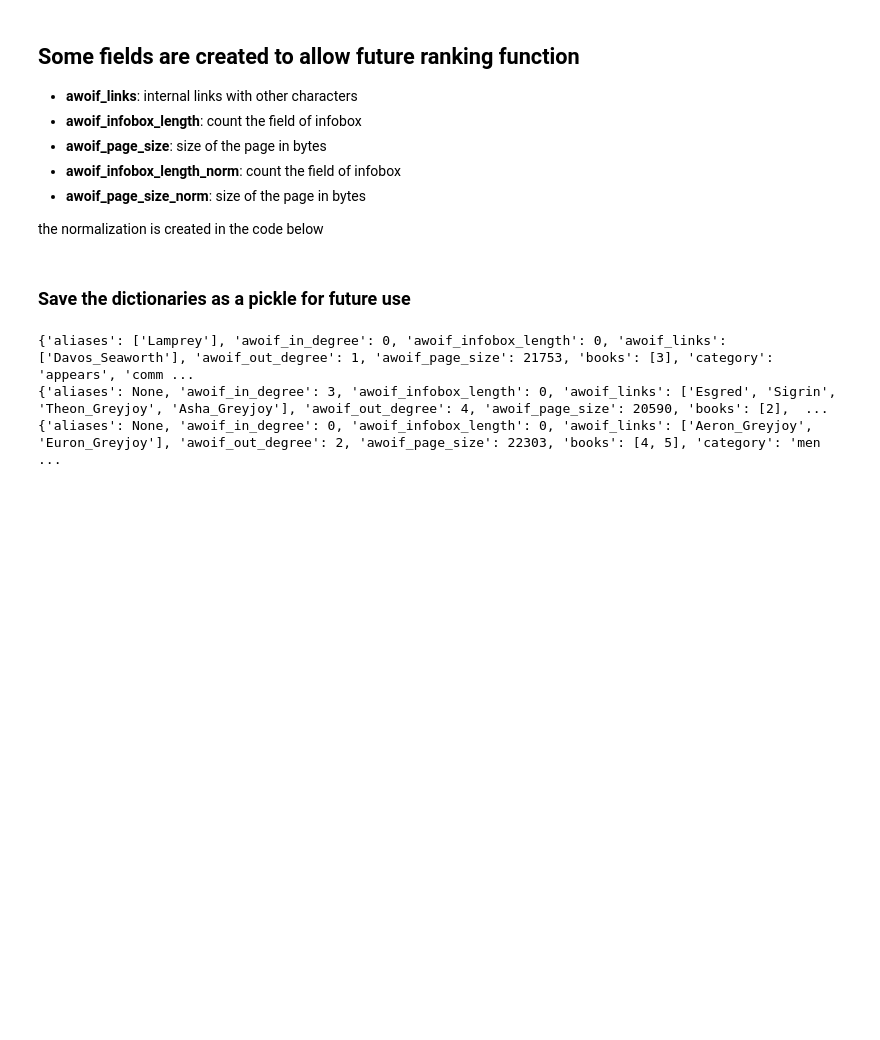
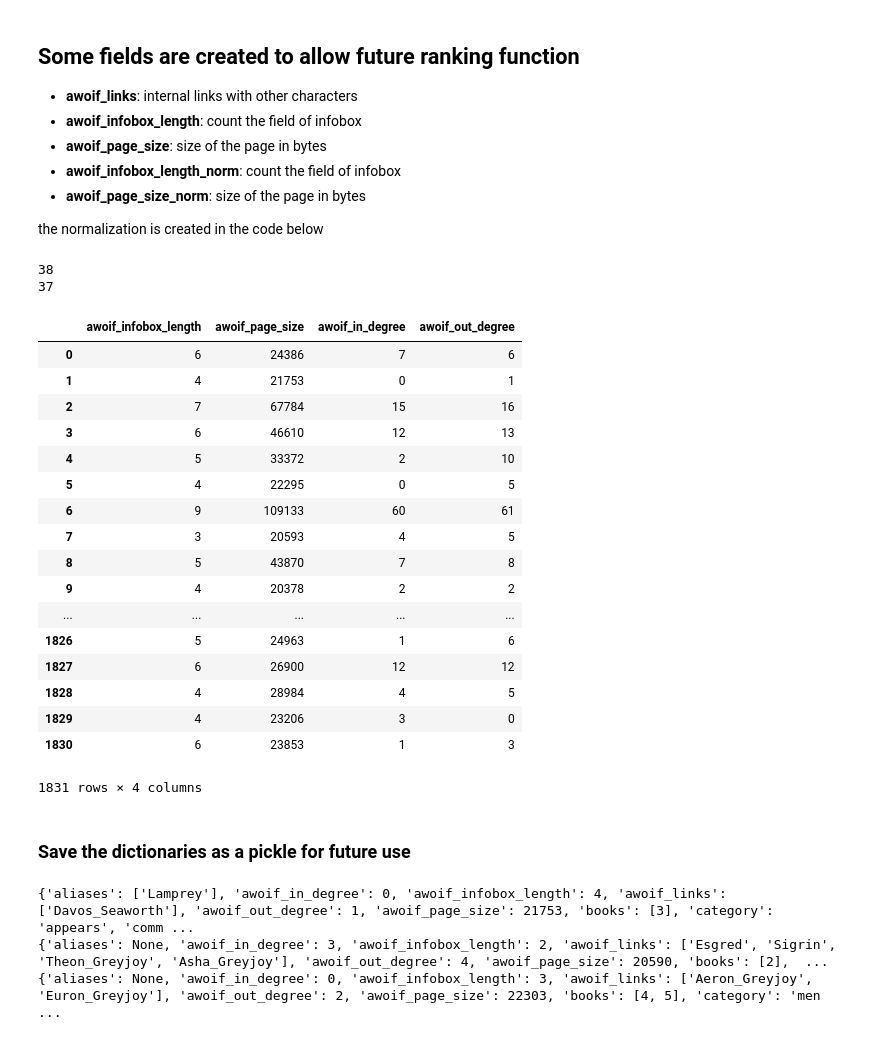
Before and after one commit to fpfaende/US01-test, a Jupyter notebook: 1 Prepare Characters Dict from AWOIF.ipynb, the cells around one changed output. Cells and saved outputs as stored; diff of their text form; code cells hidden in the pictures; blank space fills up the shorter version.

```diff
--- a/1 Prepare Characters Dict from AWOIF.ipynb
+++ b/1 Prepare Characters Dict from AWOIF.ipynb
@@ -166,10 +167,10 @@ def getCharacterDict(soup):
     # infobox fields for as a ranking function
     td_count = 0
     for row in rows:
+        tds = row.find_all('td')
+        td_count += len(tds)
         for child in row.children:
             if child.name == 'th':
-                tds = child.find_all('td')
-                td_count += len(tds)
                 # the fullname is a longer version of the common name (title of the page)
                 if row.th.text.lower().strip() =='full name':
                     fullname = row.td.text.strip()
@@ -282,6 +283,14 @@ for i in range(len(characters)):
     characters[i]['awoif_in_degree'] = awoif_graph.in_degree(characters[i]['url'])
     characters[i]['awoif_out_degree'] = awoif_graph.out_degree(characters[i]['url'])
 nx.write_gexf(G=awoif_graph,path='awoif-graph.gexf')
+# %%
+for character in characters:
+    if character['common_name'] == 'Brandon Stark':
+        print(character['awoif_out_degree'])
+        print(character['awoif_in_degree'])
+# %% [output]
+38
+37
 # %%
 import pandas
 from sklearn.preprocessing import MinMaxScaler
@@ -292,6 +301,27 @@ scaler = MinMaxScaler()
 score = scaler.fit_transform(df[['awoif_infobox_length','awoif_page_size','awoif_in_degree','awoif_out_degree']])
 df['score'] = [distance.euclidean(s,[0,0,0,0]) for s in score]
 characters = df.to_dict(orient='records')
+# %%
+df[['awoif_infobox_length','awoif_page_size','awoif_in_degree','awoif_out_degree']]
+# %% [output]
+|  | awoif_infobox_length | awoif_page_size | awoif_in_degree | awoif_out_degree |
+| 0 | 6 | 24386 | 7 | 6 |
+| 1 | 4 | 21753 | 0 | 1 |
+| 2 | 7 | 67784 | 15 | 16 |
+| 3 | 6 | 46610 | 12 | 13 |
+| 4 | 5 | 33372 | 2 | 10 |
+| 5 | 4 | 22295 | 0 | 5 |
+| 6 | 9 | 109133 | 60 | 61 |
+| 7 | 3 | 20593 | 4 | 5 |
+| 8 | 5 | 43870 | 7 | 8 |
+| 9 | 4 | 20378 | 2 | 2 |
+| ... | ... | ... | ... | ... |
+| 1826 | 5 | 24963 | 1 | 6 |
+| 1827 | 6 | 26900 | 12 | 12 |
+| 1828 | 4 | 28984 | 4 | 5 |
+| 1829 | 4 | 23206 | 3 | 0 |
+| 1830 | 6 | 23853 | 1 | 3 |
+1831 rows × 4 columns
 # %% [markdown]
 ### Save the dictionaries as a pickle for future use
 # %%
@@ -303,8 +333,8 @@ print(characters[1])
 print(characters[10])
 print(characters[200])
 # %% [output]
-{'aliases': ['Lamprey'], 'awoif_in_degree': 0, 'awoif_infobox_length': 0, 'awoif_links': ['Davos_Seaworth'], 'awoif_out_degree': 1, 'awoif_page_size': 21753, 'books': [3], 'category': 'appears', 'comm ...
-{'aliases': None, 'awoif_in_degree': 3, 'awoif_infobox_length': 0, 'awoif_links': ['Esgred', 'Sigrin', 'Theon_Greyjoy', 'Asha_Greyjoy'], 'awoif_out_degree': 4, 'awoif_page_size': 20590, 'books': [2],  ...
-{'aliases': None, 'awoif_in_degree': 0, 'awoif_infobox_length': 0, 'awoif_links': ['Aeron_Greyjoy', 'Euron_Greyjoy'], 'awoif_out_degree': 2, 'awoif_page_size': 22303, 'books': [4, 5], 'category': 'men ...
+{'aliases': ['Lamprey'], 'awoif_in_degree': 0, 'awoif_infobox_length': 4, 'awoif_links': ['Davos_Seaworth'], 'awoif_out_degree': 1, 'awoif_page_size': 21753, 'books': [3], 'category': 'appears', 'comm ...
+{'aliases': None, 'awoif_in_degree': 3, 'awoif_infobox_length': 2, 'awoif_links': ['Esgred', 'Sigrin', 'Theon_Greyjoy', 'Asha_Greyjoy'], 'awoif_out_degree': 4, 'awoif_page_size': 20590, 'books': [2],  ...
+{'aliases': None, 'awoif_in_degree': 0, 'awoif_infobox_length': 3, 'awoif_links': ['Aeron_Greyjoy', 'Euron_Greyjoy'], 'awoif_out_degree': 2, 'awoif_page_size': 22303, 'books': [4, 5], 'category': 'men ...
 # %%
 df.to_csv('test.csv')
```
Also changed, not shown: parts of 1 cell of this notebook, 7 other files.
